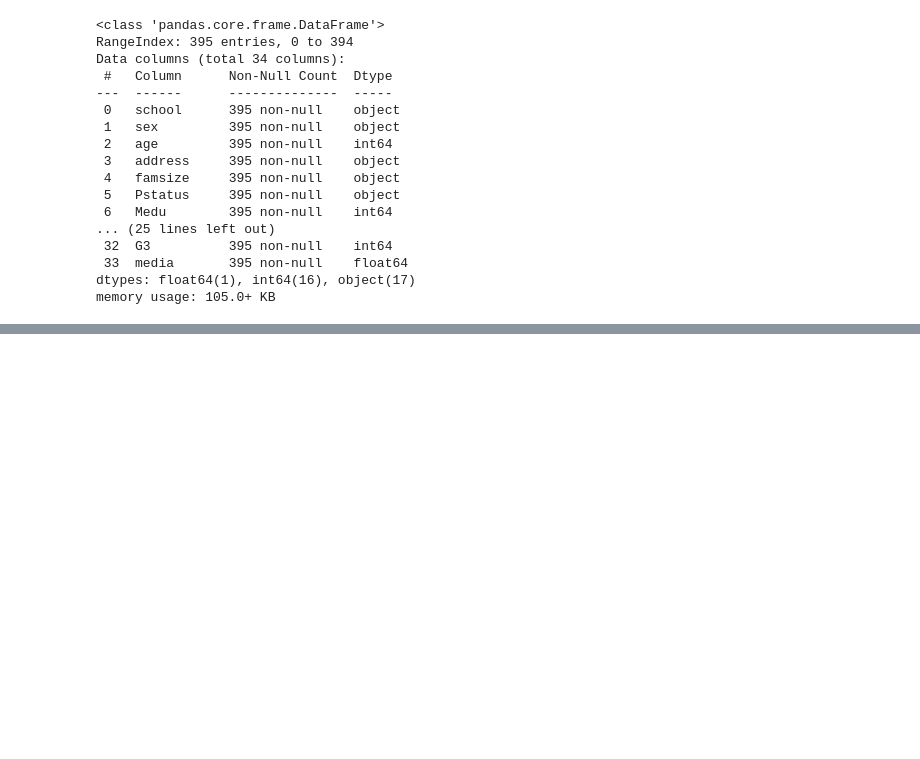
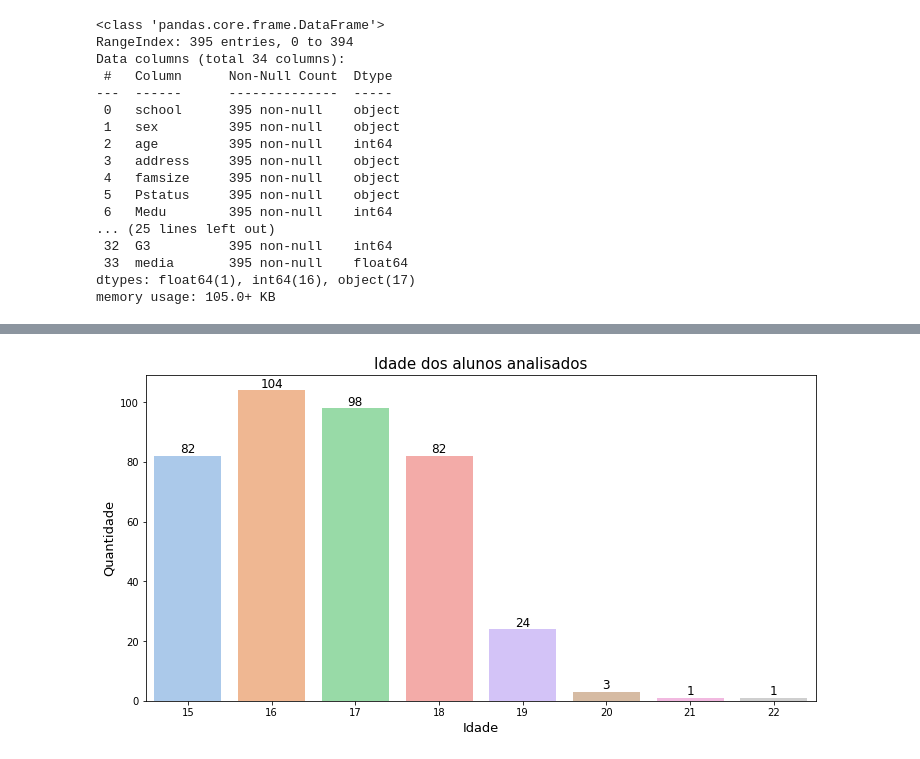
Before and after one commit to joaovdferraz/Projeto3_ADA, a Jupyter notebook: proj 4.ipynb, the cells around one changed output, grey strips where cells are left out. Saved outputs shown, nothing was run; the diff lists cells and outputs as text; code cells hidden in the pictures; blank space fills up the shorter version.

```diff
--- a/proj 4.ipynb
+++ b/proj 4.ipynb
@@ -320,0 +126,9 @@ df_edu.plot(x='traveltime',y='media',kind='scatter',ax=ax[1,1]);
+# %%
+plt.figure(figsize=(12, 6))
+age = sns.countplot(data=df_edu, x='age', palette='pastel')
+age.bar_label(age.containers[0], fontsize=12)
+age.set_xlabel('Idade', fontsize=13)
+age.set_ylabel('Quantidade', fontsize=13)
+age.set_title('Idade dos alunos analisados', fontsize=15)
+# %% [output]
+[figure, added]
```
Also changed, not shown: parts of 37 cells of this notebook.
